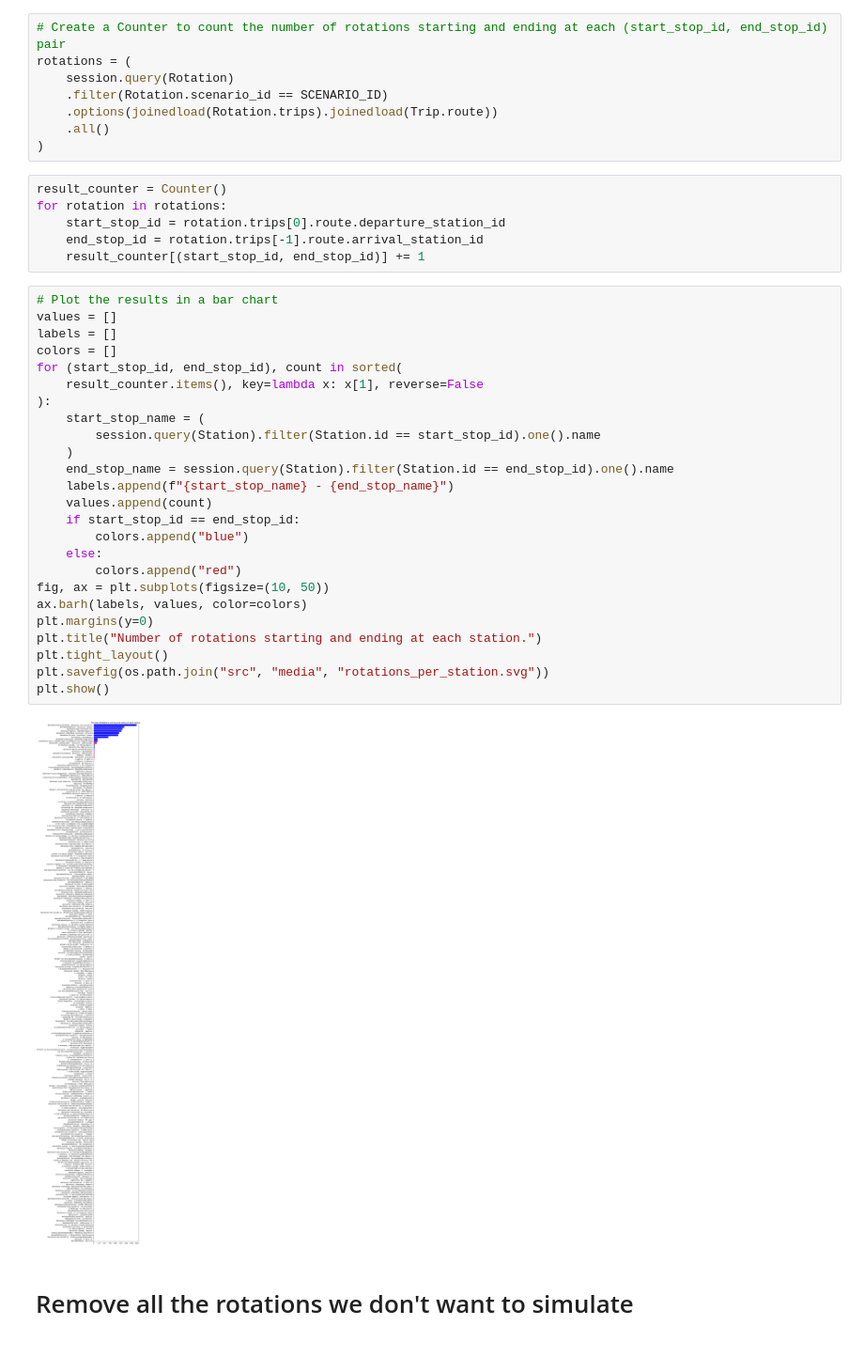
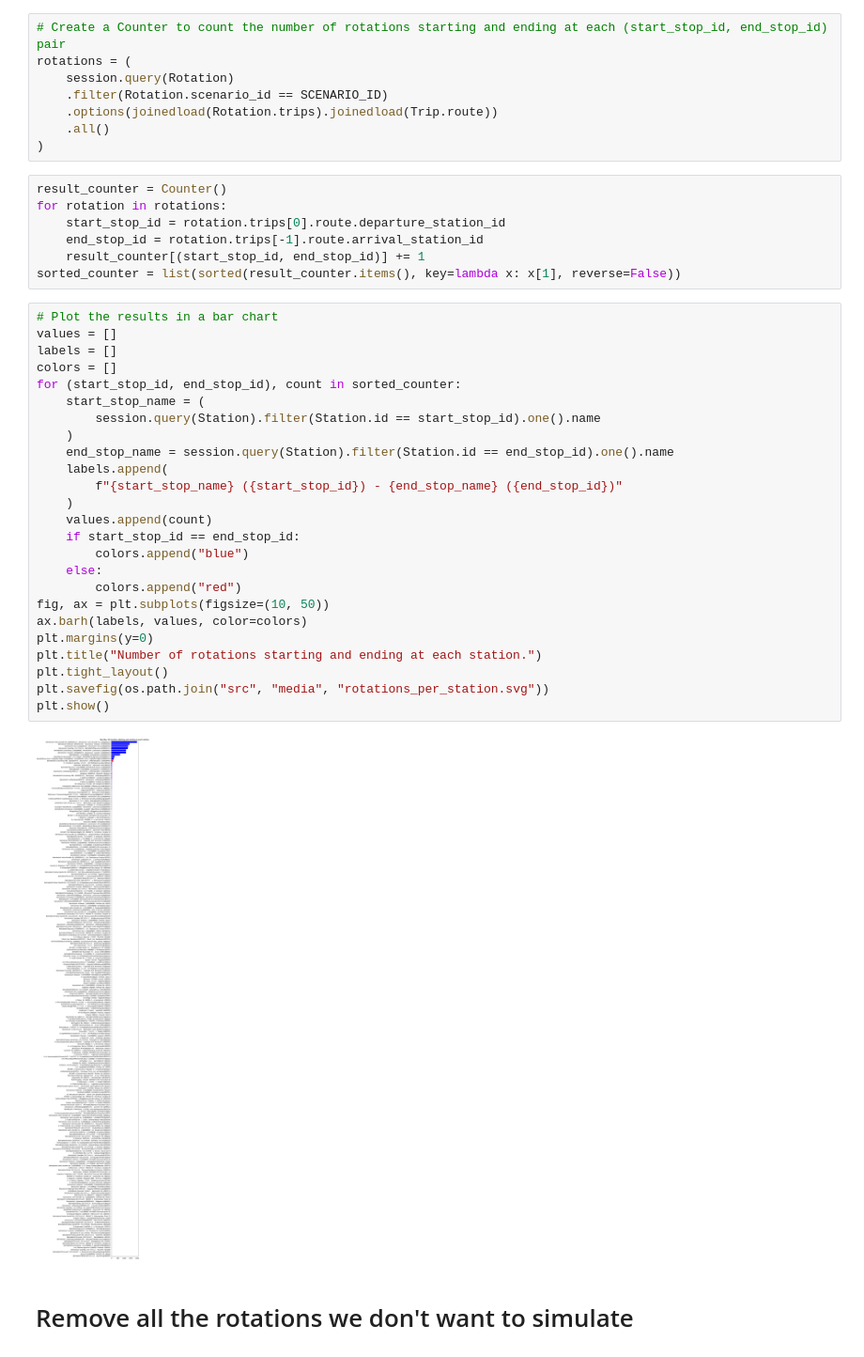
Before and after one commit to mpm-tu-berlin/eflips-book, a Jupyter notebook: 32_fixing_data_depots_to_simulate.ipynb, the cells around one changed output. Shown at 94% size. Saved outputs shown, nothing was run; the diff lists cells and outputs as text.

```diff
--- a/32_fixing_data_depots_to_simulate.ipynb
+++ b/32_fixing_data_depots_to_simulate.ipynb
@@ -33,33 +33,34 @@ for rotation in rotations:
     start_stop_id = rotation.trips[0].route.departure_station_id
     end_stop_id = rotation.trips[-1].route.arrival_station_id
     result_counter[(start_stop_id, end_stop_id)] += 1
+sorted_counter = list(sorted(result_counter.items(), key=lambda x: x[1], reverse=False))
 # %%
 # Plot the results in a bar chart
 values = []
 labels = []
 colors = []
-for (start_stop_id, end_stop_id), count in sorted(
-    result_counter.items(), key=lambda x: x[1], reverse=False
-):
+for (start_stop_id, end_stop_id), count in sorted_counter:
     start_stop_name = (
         session.query(Station).filter(Station.id == start_stop_id).one().name
     )
     end_stop_name = session.query(Station).filter(Station.id == end_stop_id).one().name
-    labels.append(f"{start_stop_name} - {end_stop_name}")
+    labels.append(
+        f"{start_stop_name} ({start_stop_id}) - {end_stop_name} ({end_stop_id})"
+    )
     values.append(count)
     if start_stop_id == end_stop_id:
         colors.append("blue")
     else:
         colors.append("red")
 fig, ax = plt.subplots(figsize=(10, 50))
 ax.barh(labels, values, color=colors)
 plt.margins(y=0)
 plt.title("Number of rotations starting and ending at each station.")
 plt.tight_layout()
 plt.savefig(os.path.join("src", "media", "rotations_per_station.svg"))
 plt.show()
 # %% [output]
-[figure, old version]
+[figure, new version]
 # %% [markdown]
 # Remove all the rotations we don't want to simulate
 # %%
```
Also changed, not shown: parts of 1 cell of this notebook, 12 other files.
